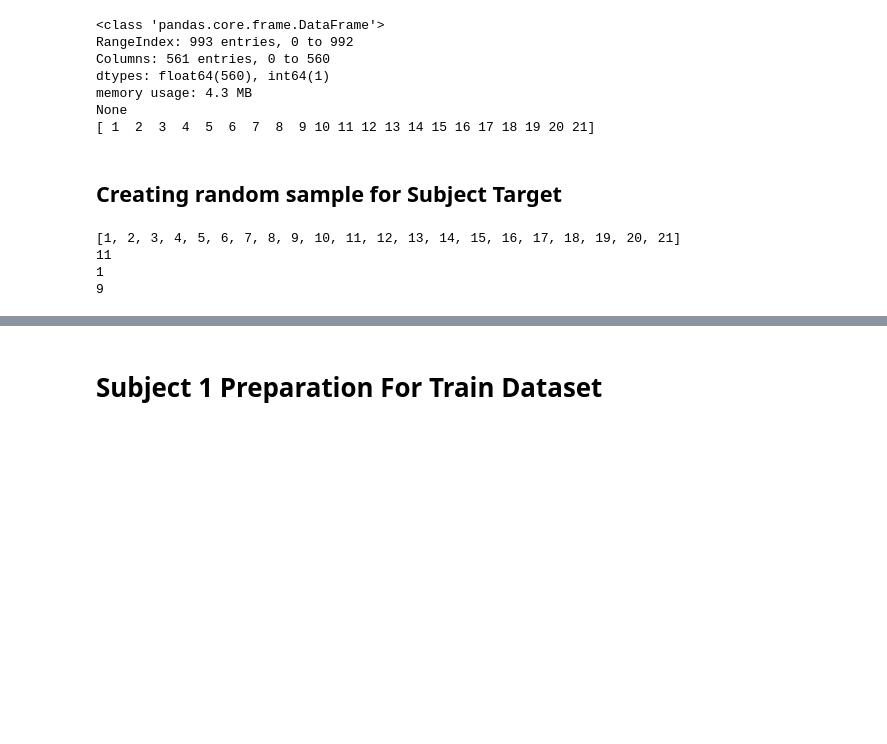
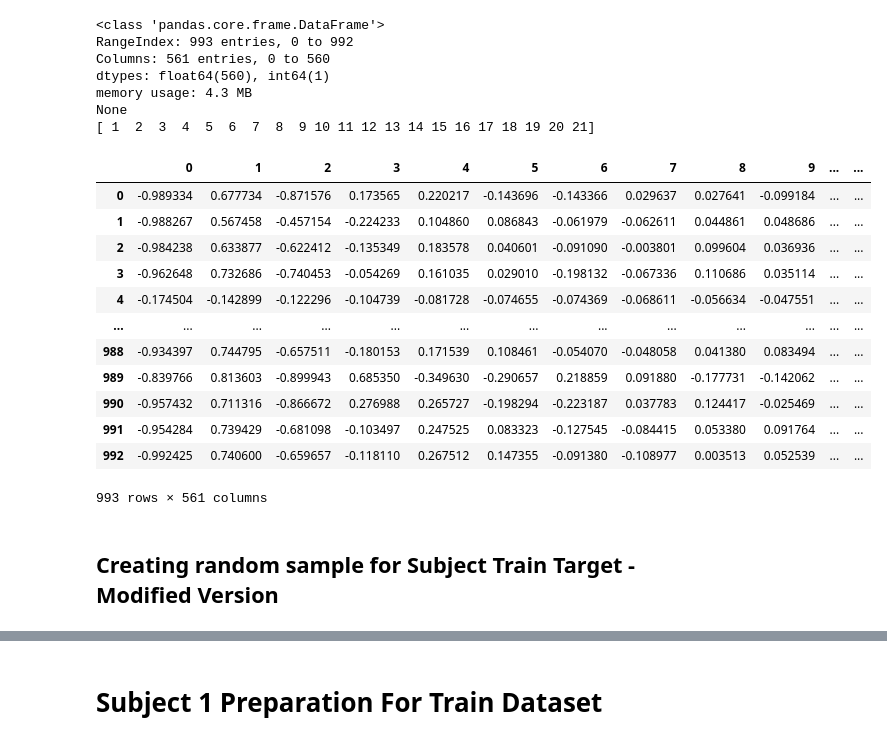
Before and after one commit to maigacribzz/EEG-Biometrics, a Jupyter notebook: Test_Biometrics.ipynb, the cells around one changed output, grey strips where cells are left out. Drawn from its saved outputs; the diff is of its cells as text; code cells hidden in the pictures; blank space fills up the shorter version.

```diff
--- a/Test_Biometrics.ipynb
+++ b/Test_Biometrics.ipynb
@@ -48,21 +48,21 @@ dtypes: float64(560), int64(1)
 memory usage: 4.3 MB
 None
 [ 1  2  3  4  5  6  7  8  9 10 11 12 13 14 15 16 17 18 19 20 21]
+# %%
+df
+# %% [output]
+|  | 0 | 1 | 2 | 3 | 4 | 5 | 6 | 7 | 8 | 9 | ... | ... |
+| 0 | -0.989334 | 0.677734 | -0.871576 | 0.173565 | 0.220217 | -0.143696 | -0.143366 | 0.029637 | 0.027641 | -0.099184 | ... | ... |
+| 1 | -0.988267 | 0.567458 | -0.457154 | -0.224233 | 0.104860 | 0.086843 | -0.061979 | -0.062611 | 0.044861 | 0.048686 | ... | ... |
+| 2 | -0.984238 | 0.633877 | -0.622412 | -0.135349 | 0.183578 | 0.040601 | -0.091090 | -0.003801 | 0.099604 | 0.036936 | ... | ... |
+| 3 | -0.962648 | 0.732686 | -0.740453 | -0.054269 | 0.161035 | 0.029010 | -0.198132 | -0.067336 | 0.110686 | 0.035114 | ... | ... |
+| 4 | -0.174504 | -0.142899 | -0.122296 | -0.104739 | -0.081728 | -0.074655 | -0.074369 | -0.068611 | -0.056634 | -0.047551 | ... | ... |
+| ... | ... | ... | ... | ... | ... | ... | ... | ... | ... | ... | ... | ... |
+| 988 | -0.934397 | 0.744795 | -0.657511 | -0.180153 | 0.171539 | 0.108461 | -0.054070 | -0.048058 | 0.041380 | 0.083494 | ... | ... |
+| 989 | -0.839766 | 0.813603 | -0.899943 | 0.685350 | -0.349630 | -0.290657 | 0.218859 | 0.091880 | -0.177731 | -0.142062 | ... | ... |
+| 990 | -0.957432 | 0.711316 | -0.866672 | 0.276988 | 0.265727 | -0.198294 | -0.223187 | 0.037783 | 0.124417 | -0.025469 | ... | ... |
+| 991 | -0.954284 | 0.739429 | -0.681098 | -0.103497 | 0.247525 | 0.083323 | -0.127545 | -0.084415 | 0.053380 | 0.091764 | ... | ... |
+| 992 | -0.992425 | 0.740600 | -0.659657 | -0.118110 | 0.267512 | 0.147355 | -0.091380 | -0.108977 | 0.003513 | 0.052539 | ... | ... |
+993 rows × 561 columns
 # %% [markdown]
-## Creating random sample for Subject Target
+## Creating random sample for Subject Train Target - Modified Version
-# %%
-from random import seed
-from random import choice
-#seed random number generator
-#seed(1) - Helps generate one similiar constant type of output
-#prepare a sequence
-sequence = [i for i in range(1, 22)]
-print(sequence)
-for _ in range(3):
-    selection = choice(sequence)
-    print(selection)
-# %% [output]
-[1, 2, 3, 4, 5, 6, 7, 8, 9, 10, 11, 12, 13, 14, 15, 16, 17, 18, 19, 20, 21]
-11
-1
-9
```
Also changed, not shown: parts of 18 cells of this notebook.
